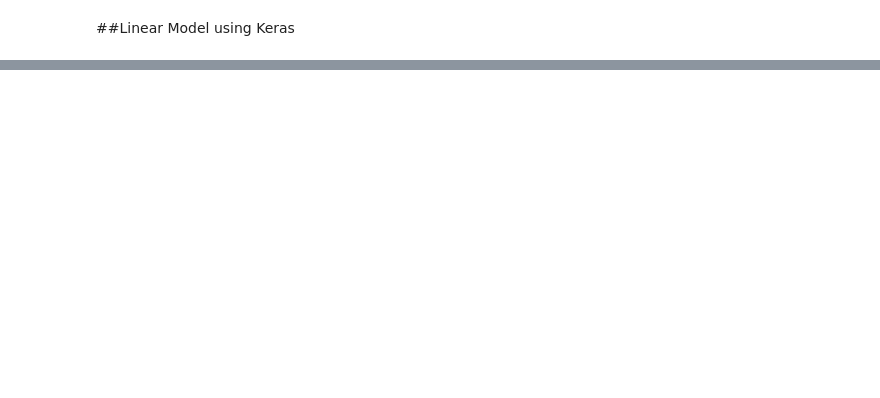
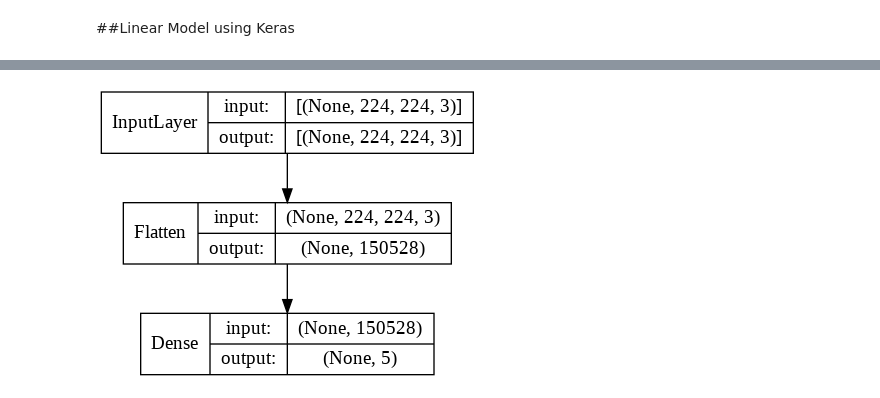
Before and after one commit to rahiakela/computer-vision-research-and-practice, a Jupyter notebook: practical-machine-learning-for-computer-vision/02-ml-models-for-vision/02_linear_model_for_machine_perception.ipynb, the cells around one changed output, grey strips where cells are left out. Drawn from its saved outputs; the diff is of its cells as text; code cells hidden in the pictures; blank space fills up the shorter version.

```diff
--- a/practical-machine-learning-for-computer-vision/02-ml-models-for-vision/02_linear_model_for_machine_perception.ipynb
+++ b/practical-machine-learning-for-computer-vision/02-ml-models-for-vision/02_linear_model_for_machine_perception.ipynb
@@ -192,0 +215,9 @@ Recall that the shape of the image is `[IMG_HEIGHT, IMG_WIDTH, NUM_CHANNELS]`. T
+# %%
+model = tf.keras.Sequential([
+     tf.keras.layers.Flatten(input_shape=(IMG_HEIGHT, IMG_WIDTH, 3)),
+     tf.keras.layers.Dense(len(CLASS_NAMES))
+])
+# %%
+# compile the model
+model.compile(optimizer="adam", loss=tf.keras.losses.SparseCategoricalCrossentropy(from_logits=True), metrics=["accuracy"])
+model.summary()
@@ -192,0 +237,4 @@ Recall that the shape of the image is `[IMG_HEIGHT, IMG_WIDTH, NUM_CHANNELS]`. T
+# %%
+tf.keras.utils.plot_model(model, show_shapes=True, show_layer_names=False)
+# %% [output]
+[figure, added]
```
Also changed, not shown: parts of 17 cells of this notebook.
